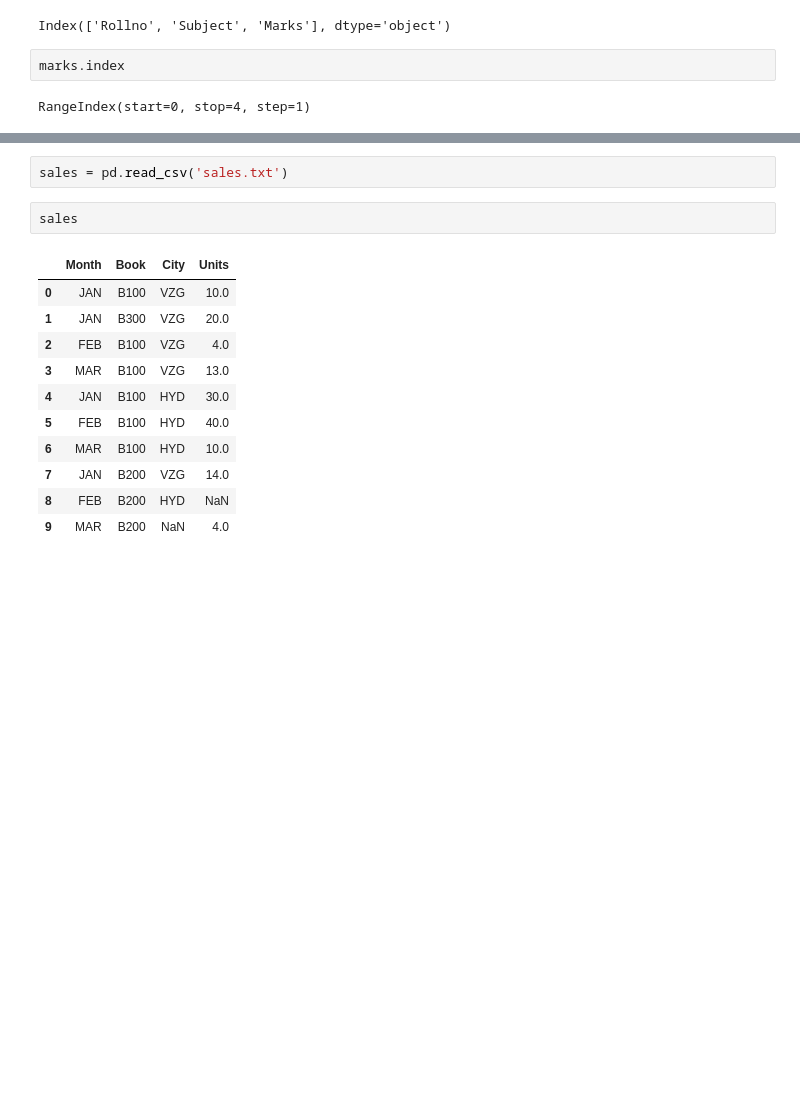
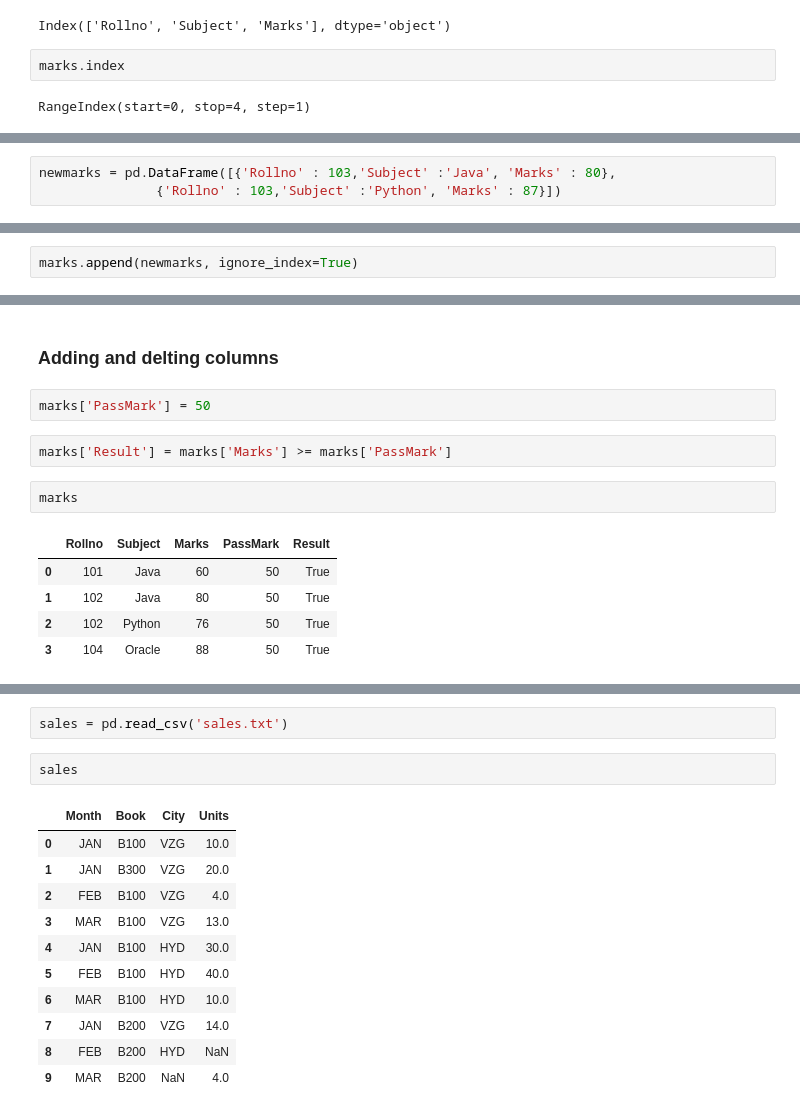
Before and after one commit to srikanthpragada/DS_16_AUG_2019, a Jupyter notebook: pandas_df_demo.ipynb, the cells around one changed output, grey strips where cells are left out. Drawn from its saved outputs; the diff is of its cells as text; blank space fills up the shorter version.

```diff
--- a/pandas_df_demo.ipynb
+++ b/pandas_df_demo.ipynb
@@ -32,0 +47,3 @@ RangeIndex(start=0, stop=4, step=1)
+# %%
+newmarks = pd.DataFrame([{'Rollno' : 103,'Subject' :'Java', 'Marks' : 80},
+               {'Rollno' : 103,'Subject' :'Python', 'Marks' : 87}])
@@ -32,0 +56,2 @@ RangeIndex(start=0, stop=4, step=1)
+# %%
+marks.append(newmarks, ignore_index=True)
@@ -32,0 +81,14 @@ RangeIndex(start=0, stop=4, step=1)
+# %% [markdown]
+### Adding and delting columns
+# %%
+marks['PassMark'] = 50
+# %%
+marks['Result'] = marks['Marks'] >= marks['PassMark']
+# %%
+marks
+# %% [output]
+|  | Rollno | Subject | Marks | PassMark | Result |
+| 0 | 101 | Java | 60 | 50 | True |
+| 1 | 102 | Java | 80 | 50 | True |
+| 2 | 102 | Python | 76 | 50 | True |
+| 3 | 104 | Oracle | 88 | 50 | True |
```
Also changed, not shown: parts of 19 cells of this notebook, 1 other file.
